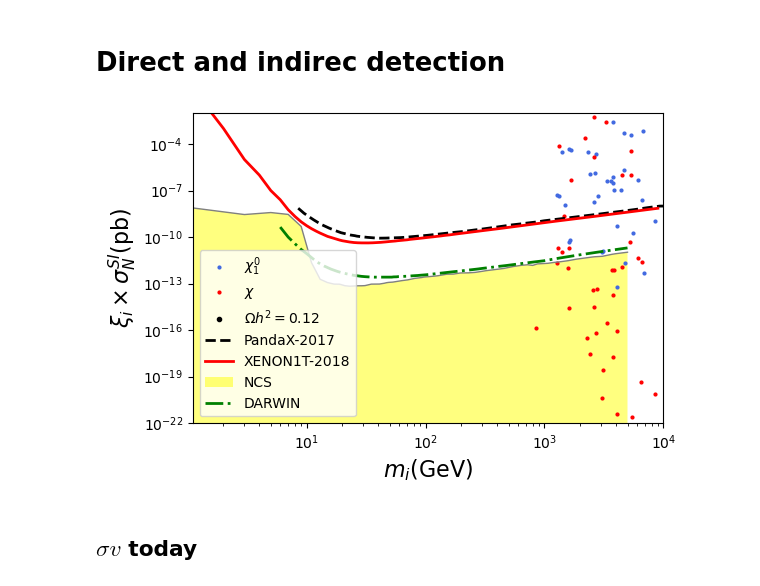
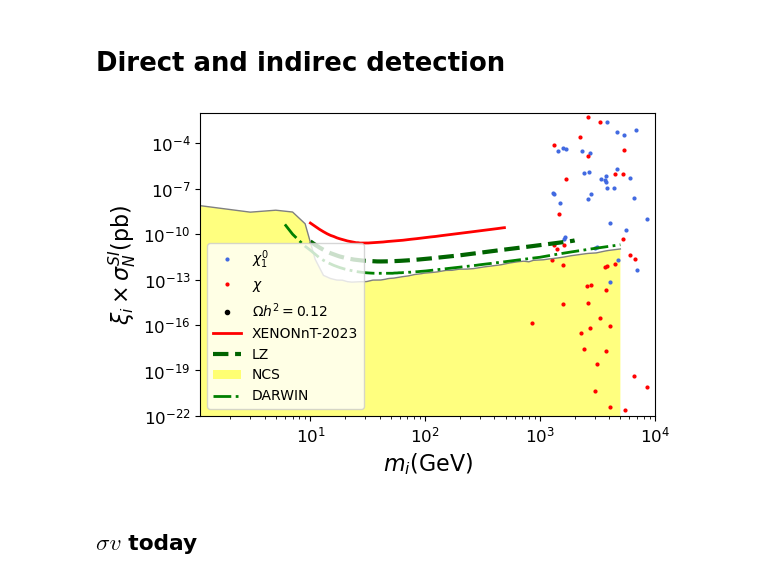
Before and after one commit to davidsuarezr/MDEO, a Jupyter notebook: random-scan-v1.ipynb, the cells around one changed output. Saved outputs shown, nothing was run; the diff lists cells and outputs as text; code cells hidden in the pictures.

```diff
--- a/random-scan-v1.ipynb
+++ b/random-scan-v1.ipynb
@@ -323,34 +318,27 @@ from indirectdirect import *
 from scipy import interpolate
 
 #XENON1T .txt
-names1 = ['MDM', 'XENON1TSI']
-xe = np.loadtxt('/home/anferivera/Work/Documents_compartidos/fits_experiments/fit_XENON1T/XENON1T-2018.txt')
+names1 = ['MDM', 'XENONnTSI']
+xe = np.loadtxt('fits/fit_XENONnT/fig4-230314729-SI.dat')
 xdxe = pd.DataFrame(xe, columns=names1)
 
-XENON1T=interpolate.interp1d(xdxe.MDM,xdxe.XENON1TSI)
-
-#PANDAS 1708.06917
-names1 = ['MDM', 'pandasSI']
-a = np.loadtxt('/home/anferivera/Work/Documents_compartidos/fits_experiments/PandaX/pandaXII.txt')
-dd1 = pd.DataFrame(a, columns=names1)
-
-pandaX=interpolate.interp1d(dd1.MDM,dd1.pandasSI)
+XENONnT=interpolate.interp1d(xdxe.MDM,xdxe.XENONnTSI)
 
 #LZ prospects 1802.06039
 names1 = ['MDM', 'LZ']
-a = pd.read_csv('/home/anferivera/Work/Documents_compartidos/fits_experiments/fit_LZ/LZ-SI-prosp-2018.csv',names=names1, header=None)
+a = pd.read_csv('fits/fit_LZ/LZ-SI-prosp-2018.csv',names=names1, header=None)
 LZSI = interpolate.interp1d(a.MDM, a.LZ)
 
 #Neutrino-coherent-scattering
 names2= ['MDM', 'NCS']
-ncs = np.loadtxt('/home/anferivera/Work/Documents_compartidos/fits_experiments/Neutrino-coherent-scattering/Fig26-13108327.txt')
+ncs = np.loadtxt('fits/Neutrino-coherent-scattering/Fig26-13108327.txt')
 xdncs = pd.DataFrame(ncs, columns=names2)
 
 NCS=interpolate.interp1d(xdncs.MDM,xdncs.NCS)
 
 #DARWIN prospects
 names1 = ['MDM', 'DAR']
-dd1=pd.read_csv('/home/anferivera/Work/Documents_compartidos/fits_experiments/fit_Darwin/darwin-SI.csv', names=names1, header=None)
+dd1=pd.read_csv('fits/fit_Darwin/darwin-SI.csv', names=names1, header=None)
 
 DARSI=interpolate.interp1d(dd1.MDM,dd1.DAR)
 # %%
@@ -363,42 +351,42 @@ plt.loglog(yd.mXi_1, (yd.Omega1/Omega)*yd.SIN1, color='black', marker='o',ms=3,l
 plt.loglog(yd.mChi, (yd.Omega2/Omega)*yd.SIN1, color='black', marker='o',ms=3,linestyle='', label=r'')
 
 #plot pandaX data 1708.06917
-m=np.arange(8.5,10000)
-plt.loglog(m,pandaX(m)*1e+36,color='k',linestyle='dashed',lw=2,label='PandaX-2017')
+#m=np.arange(8.5,10000)
+#plt.loglog(m,pandaX(m)*1e+36,color='k',linestyle='dashed',lw=2,label='PandaX-2017')
 
 #XENON1T
-n=np.arange(1,9000)
-plt.loglog(n,XENON1T(n)*1e+36,'r-',lw=2,label='XENON1T-2018')
+n=np.arange(10,490)
+plt.loglog(n,XENONnT(n)*1e+36,'r-',lw=2,label='XENONnT-2023')
 
 #plt LZ
-#n=np.arange(10,2000)
-#plt.semilogy(n,LZSI(n)*1e+36,color='darkgreen',linestyle='--',lw=3,label='LZ')
+n=np.arange(10,2000)
+plt.semilogy(n,LZSI(n)*1e+36,color='darkgreen',linestyle='--',lw=3,label='LZ')
 
 #Neutrino coherent scattering
 n=np.arange(1,5.e+3,2)
 plt.loglog(n,NCS(n),color='grey',lw=1.0,label='')
 back=[]
 for i in range(0,len(n)):
     m = NCS(n[i])
     back.append(m)
 back=np.asarray(back)
 plt.fill_between(n,1.e-38,back,facecolor='yellow',alpha=0.5,label='NCS')
 
 # DARWIN SI
 n=np.arange(6,5000)
 plt.loglog(n,DARSI(n)*1e+36,color='green',linestyle='-.',lw=2,label='DARWIN')
 
 plt.xlabel(r'$m_i$(GeV)',size=16)
 plt.ylabel(r'$\xi_i\times\sigma_N^{SI}$(pb)',size=16)
 plt.legend(prop={'size':10},loc='best')
 plt.xlim(1.1,1e4)
 plt.ylim(1e-22,1e-2)
 
 plt.tight_layout()
 #plt.savefig('plots/SI.pdf')
 plt.show()
 # %% [output]
-[figure, old version]
+[figure, new version]
 # %% [markdown]
 ## $\sigma v$ today
 # %%
```
Also changed, not shown: parts of 13 cells of this notebook, 14 other files.
